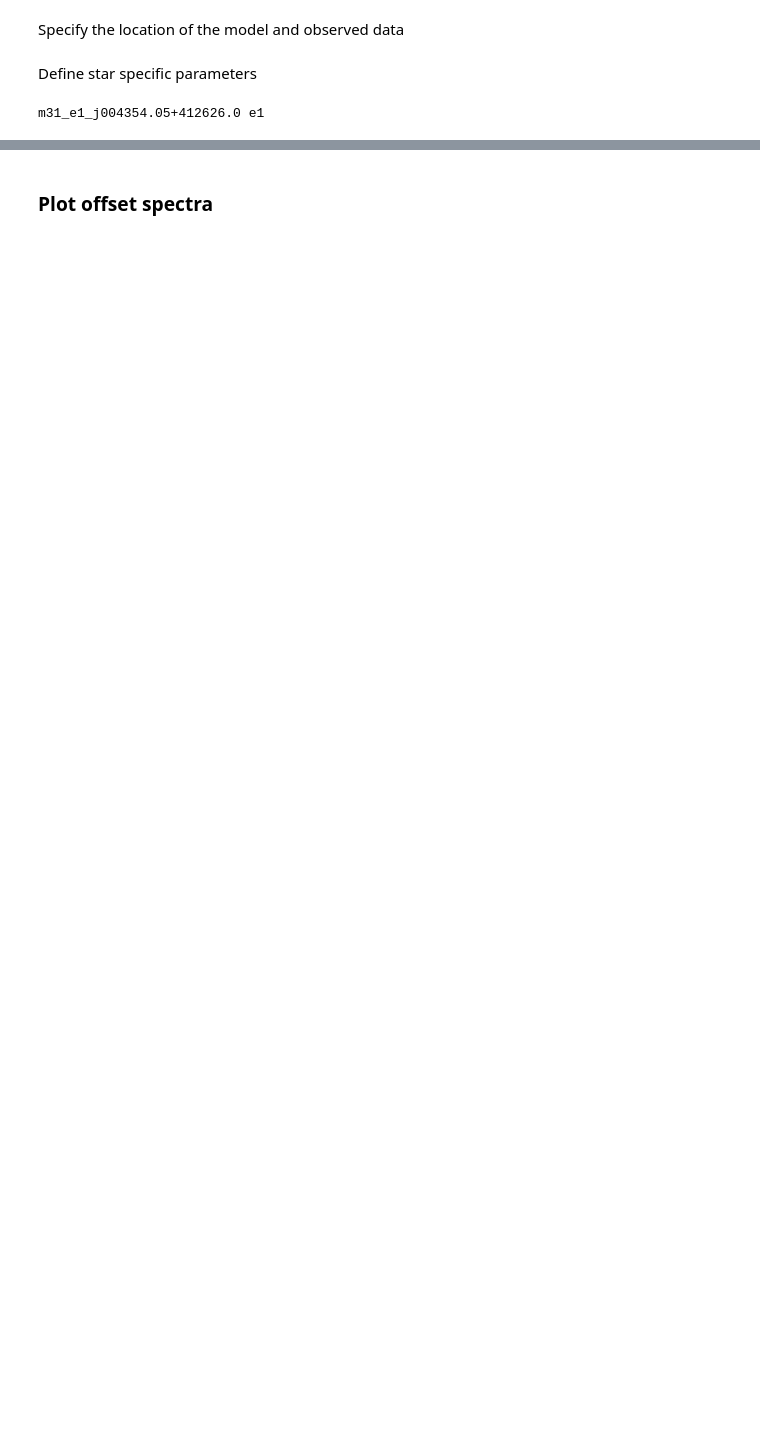
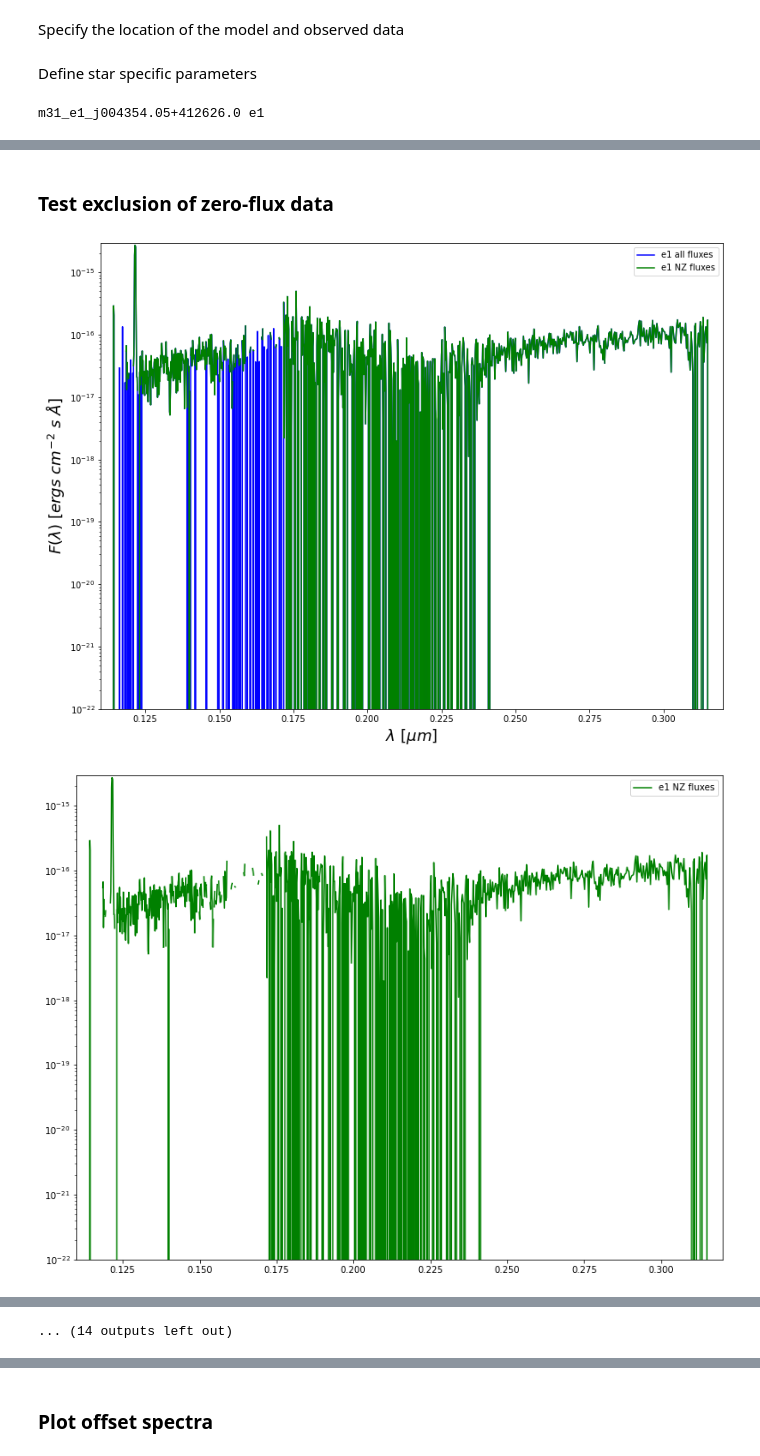
Before and after one commit to petiay/ext-science, a Jupyter notebook: m31_Extinction_with_Models.ipynb, the cells around one changed output, grey strips where cells are left out. Saved outputs shown, nothing was run; the diff lists cells and outputs as text; code cells hidden in the pictures; blank space fills up the shorter version.

Commit message:
stack spectra, etc.

```diff
--- a/m31_Extinction_with_Models.ipynb
+++ b/m31_Extinction_with_Models.ipynb
@@ -76,19 +78,70 @@ Read in the star data
 # %%
-def get_red_star(fstarname, file_path):
+def get_red_star(fstarname, file_path, excl_zero=True, rebin=True, rbres=750):
     """
+    Sample call: red_star, band_names, data_names = get_red_star(fstarname, file_path)
     """
     # get the observed reddened star data
     reddened_star = StarData(fstarname, path=f"{file_path}/DAT_files/")
 
     # Turn zeros into NaNs
-    for curtype in reddened_star.data.keys():
-        reddened_star.data[curtype].fluxes[reddened_star.data[curtype].npts == 0] = np.nan
+    if excl_zero:
+        for curtype in reddened_star.data.keys():
+            reddened_star.data[curtype].fluxes[reddened_star.data[curtype].npts == 0] = np.nan
+
+    # Implement rebinning here eventually
+#     if rebin:
+#         print("Rebinning spectra to {} res".format(rbres))
+#         gres = 750
+#         rwaverange = [0.11, 0.32] * u.micron
+#         reddened_star.data["STIS"].rebin_constres(rwaverange, gres)
 
     band_names = reddened_star.data["BAND"].get_band_names()
     data_names = reddened_star.data.keys()
 
-    print("band names", band_names)
-    print("data names", data_names)
-    print("starname", fstarname)
-
     return reddened_star, band_names, data_names
+# %% [markdown]
+### Test exclusion of zero-flux data
+# %%
+for i in range(len(m31_list)):
+    starname = m31_list[i]
+    fstarname = f"{starname}.dat"
+    path = f"{file_path}/DAT_files/"
+    starstr = starname.split("m31_")[1].split("_")[0]
+
+    # Get star data, WITHOUT excluding zero flux
+    red_star_a, band_names_a, data_names_a = get_red_star(fstarname, file_path, excl_zero=False)
+    norm_data_a = np.average(red_star_a.data["BAND"].fluxes)
+
+    # Get star data, with only non-zero flux
+    red_star_nz, band_names_nz, data_names_nz = get_red_star(fstarname, file_path, excl_zero=True)
+    norm_data_nz = np.average(red_star_nz.data["BAND"].fluxes)
+
+    norm_flux_a = red_star_a.data["STIS"].fluxes / norm_data_a
+    norm_flux_nz = red_star_nz.data["STIS"].fluxes / norm_data_nz
+
+    # Plot spectra, both with and w/o zero fluxes
+    fig, ax = plt.subplots(figsize=(13, 10))
+    ax.plot(red_star_a.data["STIS"].waves, red_star_a.data["STIS"].fluxes, "b-", label=starstr + " all fluxes")
+    ax.plot(red_star_nz.data["STIS"].waves, red_star_nz.data["STIS"].fluxes, "g-", label=starstr + " NZ fluxes")
+    ax.set_xlabel(r"$\lambda$ [$\mu m$]", fontsize=1.3 * fontsize)
+    ax.set_ylabel(r"$F(\lambda)$ [$ergs\ cm^{-2}\ s\ \AA$]", fontsize=1.3 * fontsize)
+    ax.set_xlim(0.11,0.32)
+    ylim = ax.get_ylim()
+    ax.set_ylim(1e-22, ylim[1])
+    ax.set_yscale("log")
+    plt.legend()
+    plt.savefig(savefile_path + "non_zero_flux_spectra/" + starstr + "both_yaxis_t2.pdf")
+
+    # Plot only non-zero fluxes
+    fig, ax = plt.subplots(figsize=(13, 10))
+    # ax.plot(red_star_a.data["STIS"].waves, red_star_a.data["STIS"].fluxes, "b-")
+    ax.plot(red_star_nz.data["STIS"].waves, red_star_nz.data["STIS"].fluxes, "g-", label=starstr + " NZ fluxes")
+    ax.set_xlim(0.11,0.32)
+    ylim = ax.get_ylim()
+    ax.set_ylim(1e-22, ylim[1])
+    ax.set_yscale("log")
+    plt.legend()
+    plt.savefig(savefile_path + "non_zero_flux_spectra/" + starstr + "nz_yaxis_t3.pdf")
+# %% [output]
+[figure, added]
+[figure, added]
@@ -94,0 +158 @@ def get_red_star(fstarname, file_path):
+... (14 outputs left out)
```
Also changed, not shown: parts of 12 cells of this notebook.
